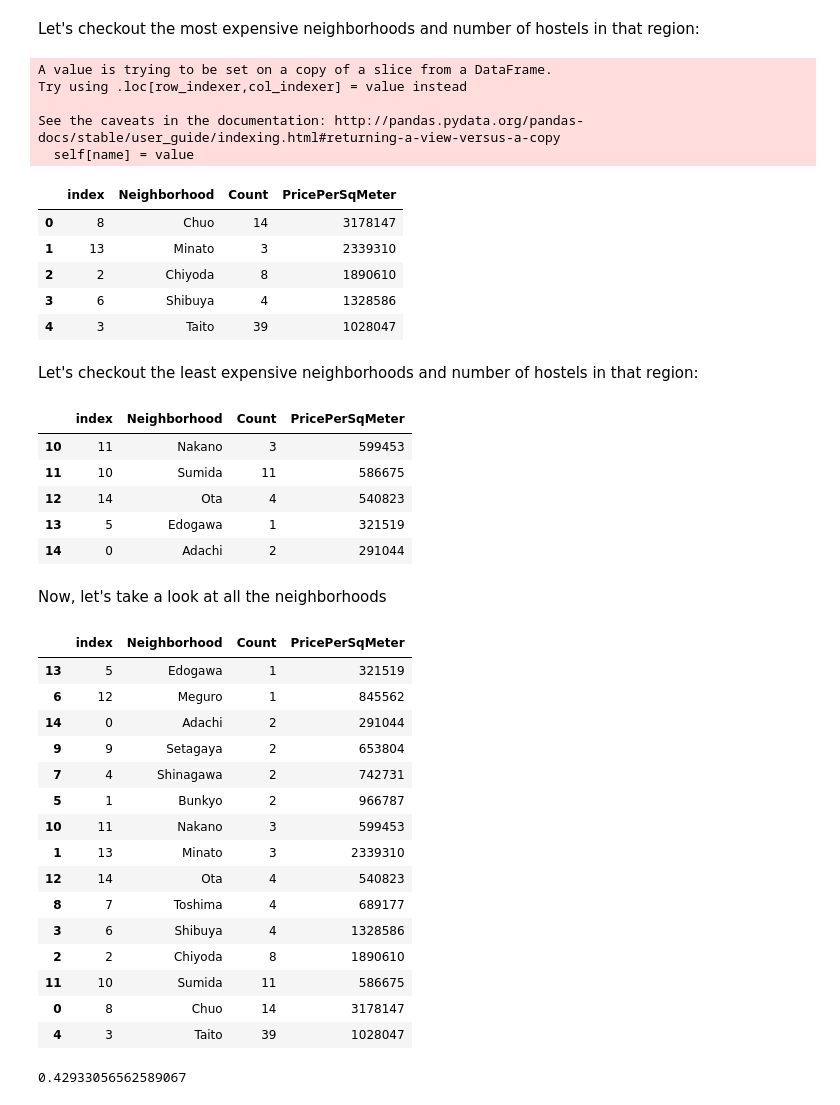
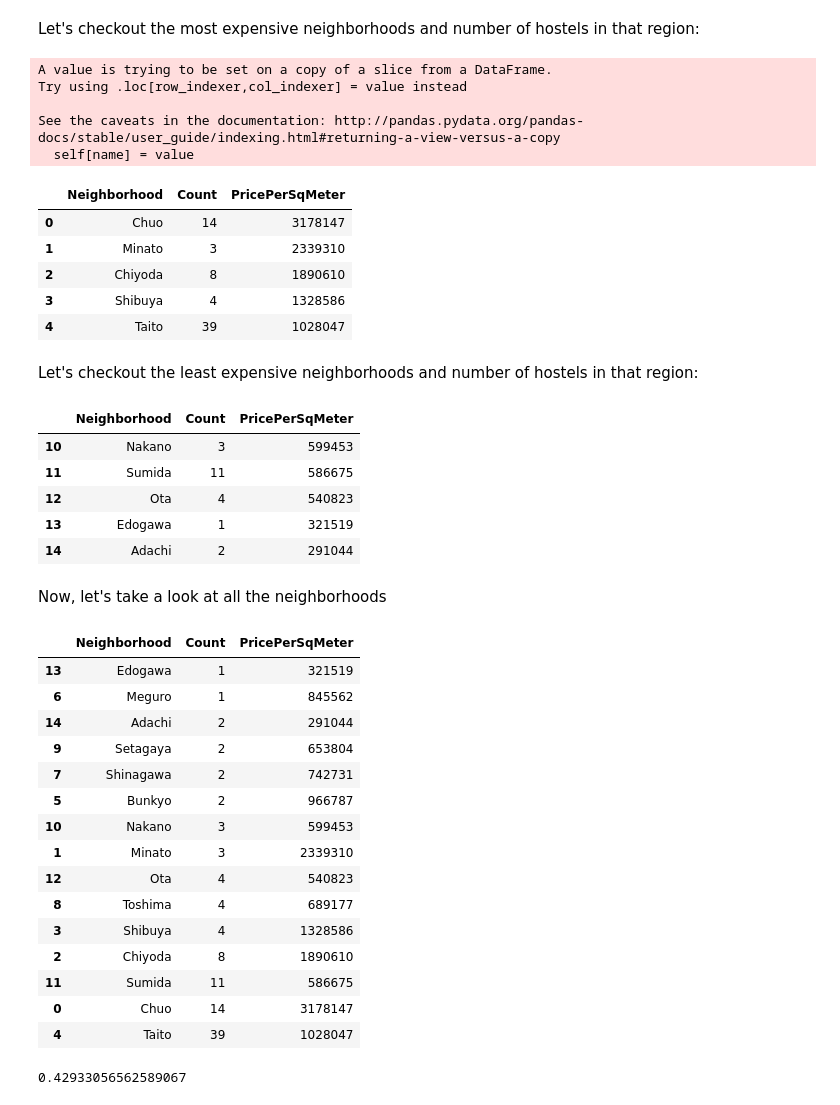
Before and after one commit to Haris-Ignatiadis/IBM-Data-Science-Capstone, a Jupyter notebook: Battle of Neighborhoods/The Battle of the Neighborhoods.ipynb, the cells around one changed output. Saved outputs shown, nothing was run; the diff lists cells and outputs as text; code cells hidden in the pictures.

```diff
--- a/Battle of Neighborhoods/The Battle of the Neighborhoods.ipynb
+++ b/Battle of Neighborhoods/The Battle of the Neighborhoods.ipynb
@@ -621,52 +622,52 @@ Let's checkout the most expensive neighborhoods and number of hostels in that re
 # %%
 gdf_new = gdf[['Neighborhood', 'Count']]
 gdf_new.Neighborhood = gdf.Neighborhood.str.strip(" Ku")
-cnt_price_df = gdf_new.merge(price_df, on="Neighborhood").sort_values('PricePerSqMeter', ascending=False).reset_index()
+cnt_price_df = gdf_new.merge(price_df, on="Neighborhood").sort_values('PricePerSqMeter', ascending=False).reset_index(drop=True)
 cnt_price_df.head()
 # %% [output]
 A value is trying to be set on a copy of a slice from a DataFrame.
 Try using .loc[row_indexer,col_indexer] = value instead
 
 See the caveats in the documentation: http://pandas.pydata.org/pandas-docs/stable/user_guide/indexing.html#returning-a-view-versus-a-copy
   self[name] = value
-|  | index | Neighborhood | Count | PricePerSqMeter |
-| 0 | 8 | Chuo | 14 | 3178147 |
-| 1 | 13 | Minato | 3 | 2339310 |
-| 2 | 2 | Chiyoda | 8 | 1890610 |
-| 3 | 6 | Shibuya | 4 | 1328586 |
-| 4 | 3 | Taito | 39 | 1028047 |
+|  | Neighborhood | Count | PricePerSqMeter |
+| 0 | Chuo | 14 | 3178147 |
+| 1 | Minato | 3 | 2339310 |
+| 2 | Chiyoda | 8 | 1890610 |
+| 3 | Shibuya | 4 | 1328586 |
+| 4 | Taito | 39 | 1028047 |
 # %% [markdown]
 Let's checkout the least expensive neighborhoods and number of hostels in that region:
 # %%
 cnt_price_df.tail()
 # %% [output]
-|  | index | Neighborhood | Count | PricePerSqMeter |
-| 10 | 11 | Nakano | 3 | 599453 |
-| 11 | 10 | Sumida | 11 | 586675 |
-| 12 | 14 | Ota | 4 | 540823 |
-| 13 | 5 | Edogawa | 1 | 321519 |
-| 14 | 0 | Adachi | 2 | 291044 |
+|  | Neighborhood | Count | PricePerSqMeter |
+| 10 | Nakano | 3 | 599453 |
+| 11 | Sumida | 11 | 586675 |
+| 12 | Ota | 4 | 540823 |
+| 13 | Edogawa | 1 | 321519 |
+| 14 | Adachi | 2 | 291044 |
 # %% [markdown]
 Now, let's take a look at all the neighborhoods
 # %%
 cnt_price_df.sort_values(['Count', 'PricePerSqMeter'])
 # %% [output]
-|  | index | Neighborhood | Count | PricePerSqMeter |
-| 13 | 5 | Edogawa | 1 | 321519 |
-| 6 | 12 | Meguro | 1 | 845562 |
-| 14 | 0 | Adachi | 2 | 291044 |
-| 9 | 9 | Setagaya | 2 | 653804 |
-| 7 | 4 | Shinagawa | 2 | 742731 |
-| 5 | 1 | Bunkyo | 2 | 966787 |
-| 10 | 11 | Nakano | 3 | 599453 |
-| 1 | 13 | Minato | 3 | 2339310 |
-| 12 | 14 | Ota | 4 | 540823 |
-| 8 | 7 | Toshima | 4 | 689177 |
-| 3 | 6 | Shibuya | 4 | 1328586 |
-| 2 | 2 | Chiyoda | 8 | 1890610 |
-| 11 | 10 | Sumida | 11 | 586675 |
-| 0 | 8 | Chuo | 14 | 3178147 |
-| 4 | 3 | Taito | 39 | 1028047 |
+|  | Neighborhood | Count | PricePerSqMeter |
+| 13 | Edogawa | 1 | 321519 |
+| 6 | Meguro | 1 | 845562 |
+| 14 | Adachi | 2 | 291044 |
+| 9 | Setagaya | 2 | 653804 |
+| 7 | Shinagawa | 2 | 742731 |
+| 5 | Bunkyo | 2 | 966787 |
+| 10 | Nakano | 3 | 599453 |
+| 1 | Minato | 3 | 2339310 |
+| 12 | Ota | 4 | 540823 |
+| 8 | Toshima | 4 | 689177 |
+| 3 | Shibuya | 4 | 1328586 |
+| 2 | Chiyoda | 8 | 1890610 |
+| 11 | Sumida | 11 | 586675 |
+| 0 | Chuo | 14 | 3178147 |
+| 4 | Taito | 39 | 1028047 |
 # %%
 (1028047 - 586675) / 1028047
 # %% [output]
```
Also changed, not shown: parts of 47 cells of this notebook, 1 other file.
